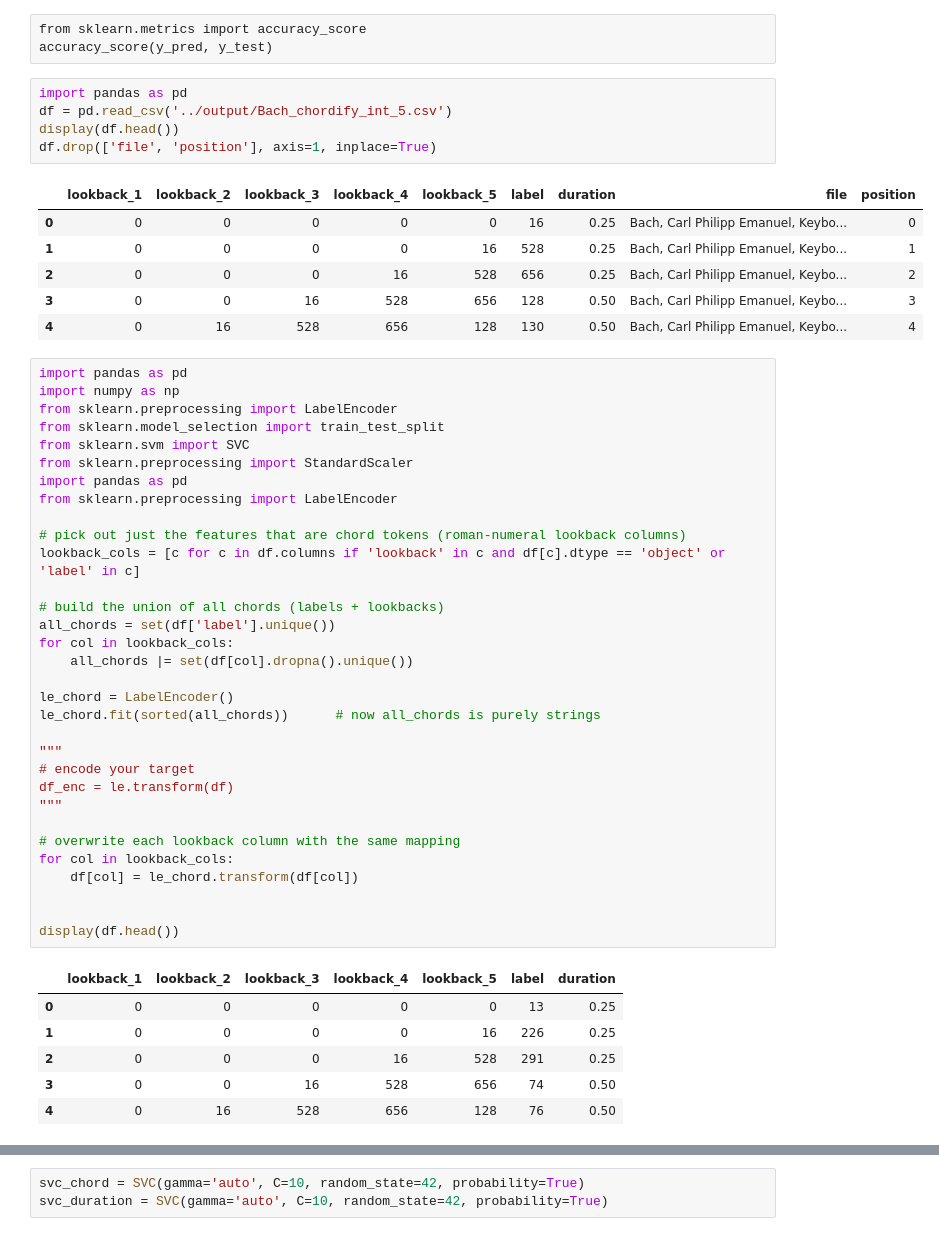
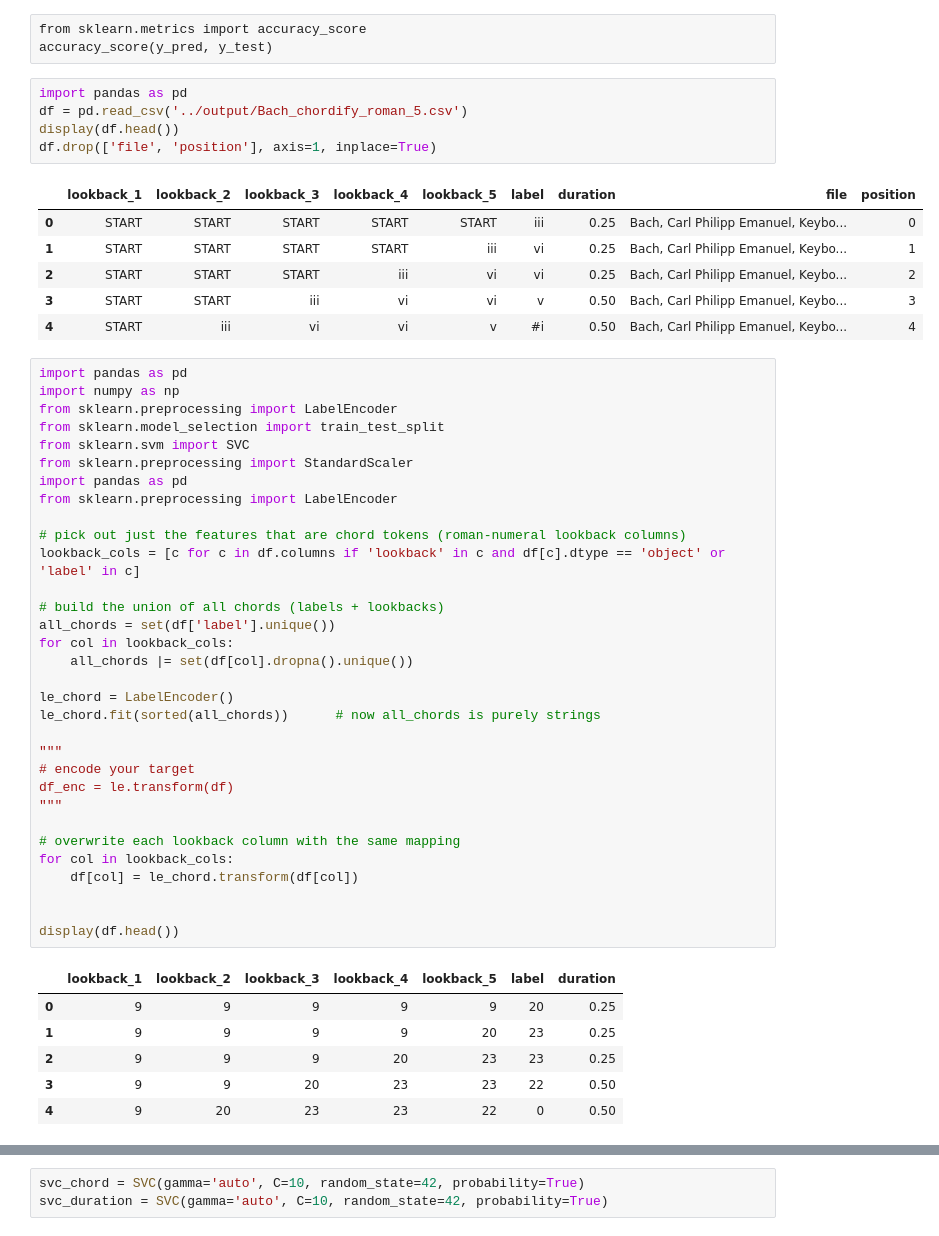
Before and after one commit to er-su/music_gen, a Jupyter notebook: svm/single_generation.ipynb, the cells around one changed output, grey strips where cells are left out. Cells and saved outputs as stored; diff of their text form.

Commit message:
Updated tree to use roman chords.

```diff
--- a/svm/single_generation.ipynb
+++ b/svm/single_generation.ipynb
@@ -194,16 +194,16 @@ from sklearn.metrics import accuracy_score
 accuracy_score(y_pred, y_test)
 # %%
 import pandas as pd
-df = pd.read_csv('../output/Bach_chordify_int_5.csv')
+df = pd.read_csv('../output/Bach_chordify_roman_5.csv')
 display(df.head())
 df.drop(['file', 'position'], axis=1, inplace=True)
 # %% [output]
 |  | lookback_1 | lookback_2 | lookback_3 | lookback_4 | lookback_5 | label | duration | file | position |
-| 0 | 0 | 0 | 0 | 0 | 0 | 16 | 0.25 | Bach, Carl Philipp Emanuel, Keybo... | 0 |
-| 1 | 0 | 0 | 0 | 0 | 16 | 528 | 0.25 | Bach, Carl Philipp Emanuel, Keybo... | 1 |
-| 2 | 0 | 0 | 0 | 16 | 528 | 656 | 0.25 | Bach, Carl Philipp Emanuel, Keybo... | 2 |
-| 3 | 0 | 0 | 16 | 528 | 656 | 128 | 0.50 | Bach, Carl Philipp Emanuel, Keybo... | 3 |
-| 4 | 0 | 16 | 528 | 656 | 128 | 130 | 0.50 | Bach, Carl Philipp Emanuel, Keybo... | 4 |
+| 0 | START | START | START | START | START | iii | 0.25 | Bach, Carl Philipp Emanuel, Keybo... | 0 |
+| 1 | START | START | START | START | iii | vi | 0.25 | Bach, Carl Philipp Emanuel, Keybo... | 1 |
+| 2 | START | START | START | iii | vi | vi | 0.25 | Bach, Carl Philipp Emanuel, Keybo... | 2 |
+| 3 | START | START | iii | vi | vi | v | 0.50 | Bach, Carl Philipp Emanuel, Keybo... | 3 |
+| 4 | START | iii | vi | vi | v | #i | 0.50 | Bach, Carl Philipp Emanuel, Keybo... | 4 |
 # %%
 import pandas as pd
 import numpy as np
@@ -238,11 +238,11 @@ for col in lookback_cols:
 display(df.head())
 # %% [output]
 |  | lookback_1 | lookback_2 | lookback_3 | lookback_4 | lookback_5 | label | duration |
-| 0 | 0 | 0 | 0 | 0 | 0 | 13 | 0.25 |
-| 1 | 0 | 0 | 0 | 0 | 16 | 226 | 0.25 |
-| 2 | 0 | 0 | 0 | 16 | 528 | 291 | 0.25 |
-| 3 | 0 | 0 | 16 | 528 | 656 | 74 | 0.50 |
-| 4 | 0 | 16 | 528 | 656 | 128 | 76 | 0.50 |
+| 0 | 9 | 9 | 9 | 9 | 9 | 20 | 0.25 |
+| 1 | 9 | 9 | 9 | 9 | 20 | 23 | 0.25 |
+| 2 | 9 | 9 | 9 | 20 | 23 | 23 | 0.25 |
+| 3 | 9 | 9 | 20 | 23 | 23 | 22 | 0.50 |
+| 4 | 9 | 20 | 23 | 23 | 22 | 0 | 0.50 |
 # %%
 from fractions import Fraction
 #display(df.head())
```
Also changed, not shown: parts of 4 cells of this notebook, 2 other files.
